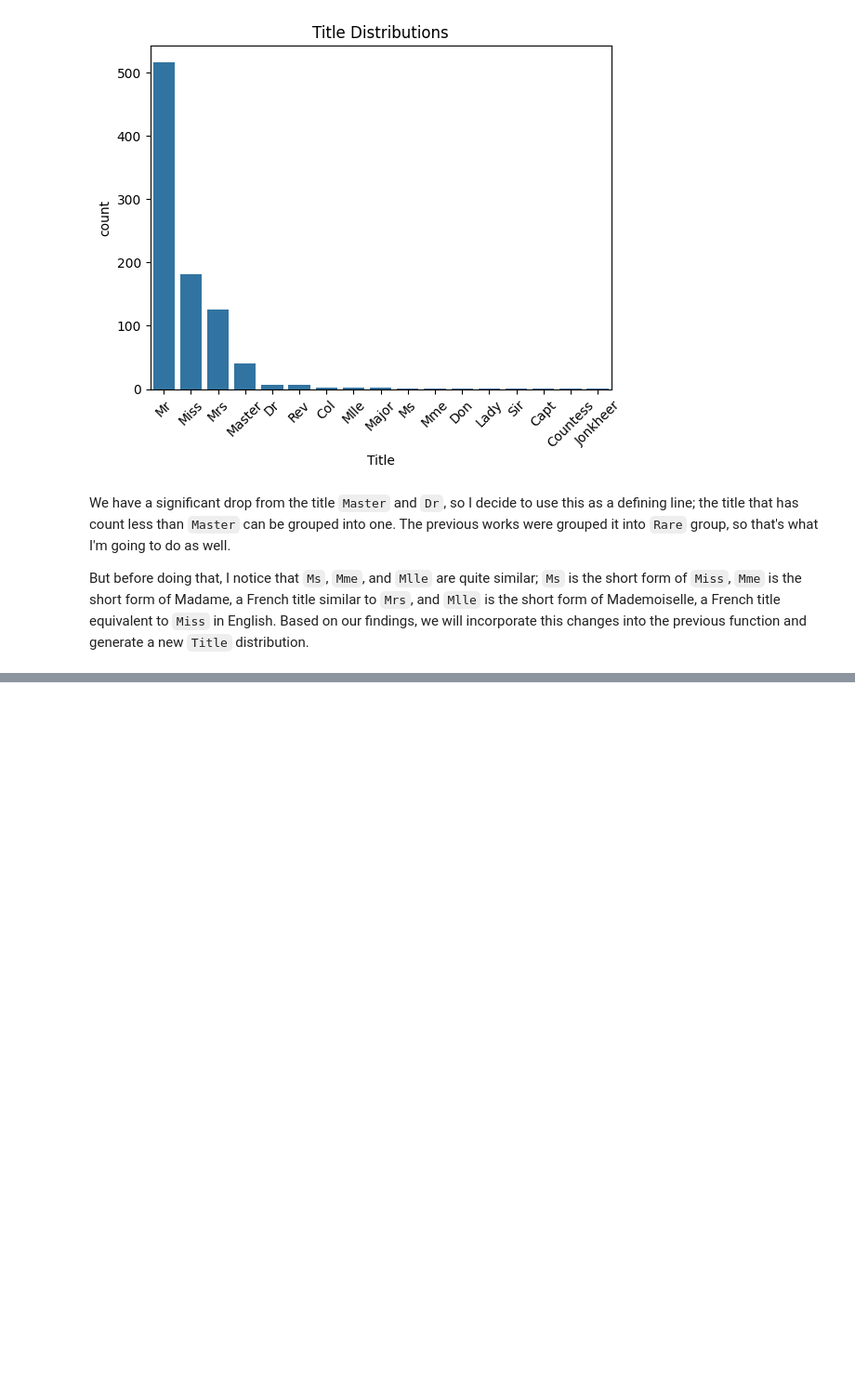
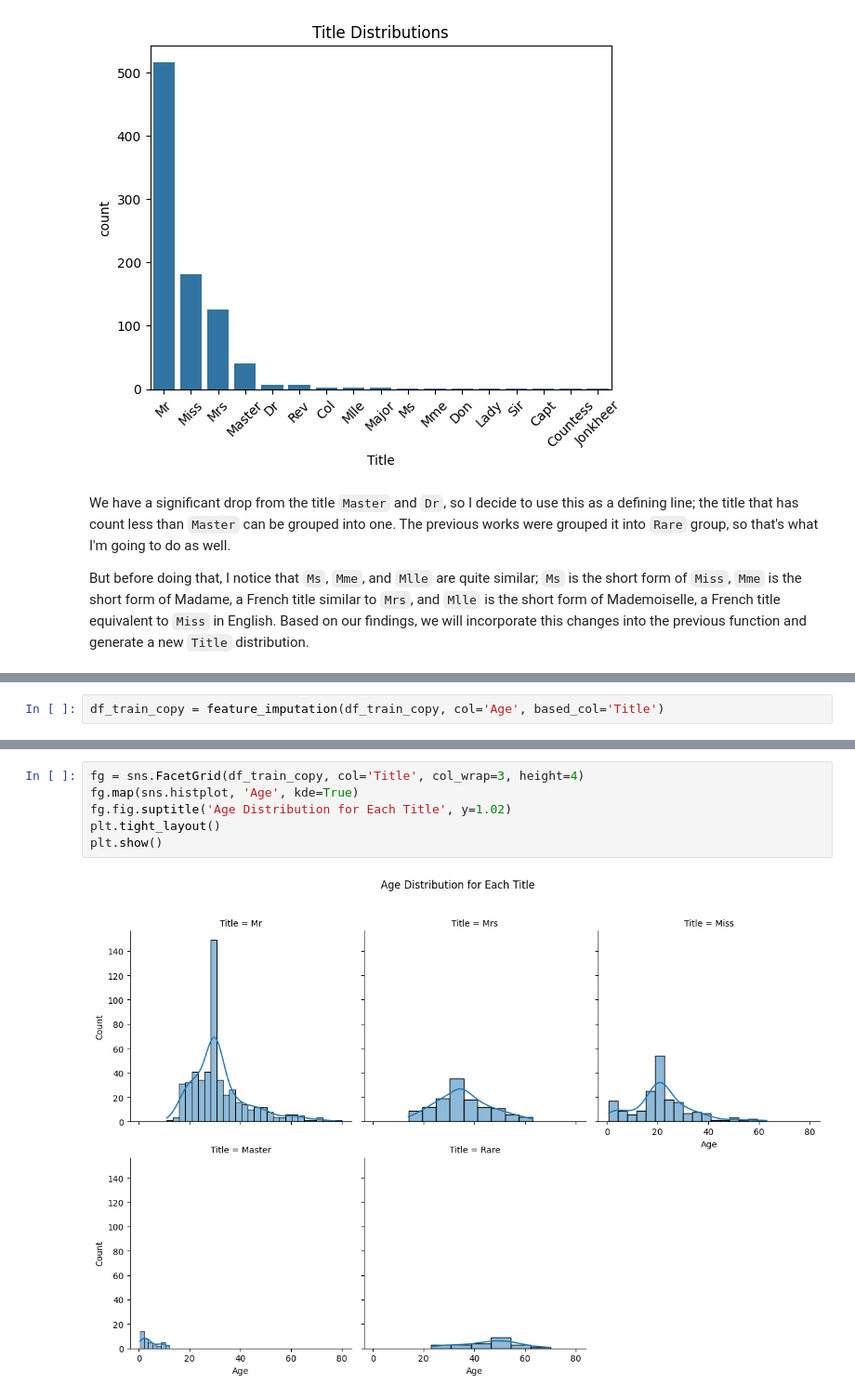
Before and after one commit to rbennum/titanic-survival, a Jupyter notebook: notebooks/explorations.ipynb, the cells around one changed output, grey strips where cells are left out. Shown at 93% size. Cells and saved outputs as stored; diff of their text form; blank space fills up the shorter version.

```diff
--- a/notebooks/explorations.ipynb
+++ b/notebooks/explorations.ipynb
@@ -367,0 +359,2 @@ plt.show()
+# %%
+df_train_copy = feature_imputation(df_train_copy, col='Age', based_col='Title')
@@ -367,0 +380,8 @@ plt.show()
+# %%
+fg = sns.FacetGrid(df_train_copy, col='Title', col_wrap=3, height=4)
+fg.map(sns.histplot, 'Age', kde=True)
+fg.fig.suptitle('Age Distribution for Each Title', y=1.02)
+plt.tight_layout()
+plt.show()
+# %% [output]
+[figure, added]
```
Also changed, not shown: parts of 42 cells of this notebook.
